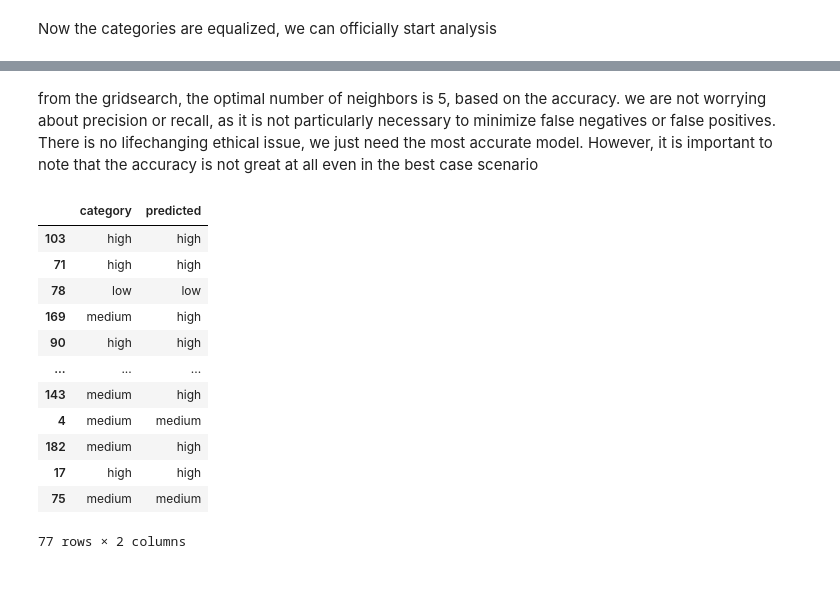
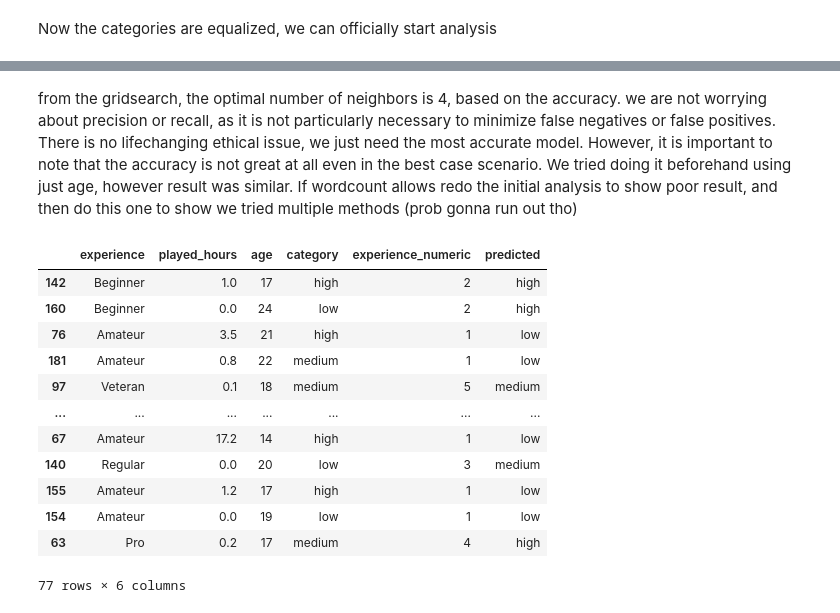
Before and after one commit to Lionung/dsci_100_group_project, a Jupyter notebook: Group 8 Project.ipynb, the cells around one changed output, grey strips where cells are left out. Drawn from its saved outputs; the diff is of its cells as text; code cells hidden in the pictures; blank space fills up the shorter version.

```diff
--- a/Group 8 Project.ipynb
+++ b/Group 8 Project.ipynb
@@ -16,10 +76,12 @@ players_url = "https://raw.githubusercontent.com/Lionung/dsci_100_group_project/
 # importing the files as CSV
 players = pd.read_csv(players_url)
 # %%
+#minimum necessary cleaning
+
 # removing NAN values, dropping columns with NAN vals
 players.dropna(axis=1, inplace=True)
 
 # removing other unnecessary variables to our investigation
-players_clean = players.drop(columns=["hashedEmail", "name", "experience", "subscribe", "gender"])
+players_clean = players.drop(columns=["hashedEmail", "name", "subscribe", "gender"])
 players_clean.head()
 # %% [output]
@@ -107,5 +226,6 @@ players_clean
 # %%
 #cleaning data
-players_data = players_clean.drop(columns=["played_hours"])
+#unnecessary step lowkey got lazy didn't wanna reupdate everything
+players_data = players_clean.drop(columns=[])
 players_data
 # %% [output]
@@ -157,3 +278,15 @@ low       85
 medium    85
 high      85
 Name: count, dtype: int64
+# %%
+#now need to convert the experience column to numerical values
+#doing simple encoding, from 1-5
+
+exp_map = {"Amateur":1,
+          "Beginner":2,
+          "Regular":3,
+          "Pro":4,
+          "Veteran":5}
+
+upsampled_playtime["experience_numeric"] = upsampled_playtime["experience"].map(exp_map)
+upsampled_playtime
@@ -200,0 +326,19 @@ accuracies_grid.head()
+# %%
+np.random.seed(seed)
+preprocessor = make_column_transformer((StandardScaler(),
+                                      ["age", "experience_numeric"]))
+
+pipeline = make_pipeline(preprocessor, KNeighborsClassifier())
+
+param_grid = {"kneighborsclassifier__n_neighbors":range(1, 30, 1)}
+
+tune_grid = GridSearchCV(estimator=pipeline,
+                        param_grid=param_grid,
+                        cv=10, #used 10 as a good trade off between accuracy and computation/
+                        return_train_score=True,
+                        n_jobs=-1)
+
+tune_grid.fit(x_train, y_train)
+
+accuracies_grid = pd.DataFrame(tune_grid.cv_results_)
+accuracies_grid.head()
@@ -207,29 +359,30 @@ cross_val_plot
 # %% [output]
 [interactive output not drawn]
 # %% [markdown]
-from the gridsearch, the optimal number of neighbors is 5, based on the accuracy.
-we are not worrying about precision or recall, as it is not particularly necessary to minimize false negatives or false positives. There is no lifechanging ethical issue, we just need the most accurate model. However, it is important to note that the accuracy is not great at all even in the best case scenario
+from the gridsearch, the optimal number of neighbors is 4, based on the accuracy.
+we are not worrying about precision or recall, as it is not particularly necessary to minimize false negatives or false positives. There is no lifechanging ethical issue, we just need the most accurate model. However, it is important to note that the accuracy is not great at all even in the best case scenario. We tried doing it beforehand using just age, however result was similar. If wordcount allows redo the initial analysis to show poor result, and then do this one to show we tried multiple methods (prob gonna run out tho)
 # %%
-optimized = make_pipeline(preprocessor, KNeighborsClassifier(n_neighbors=5))
+np.random.seed(seed)
+optimized = make_pipeline(preprocessor, KNeighborsClassifier(n_neighbors=4))
 optimized.fit(x_train, y_train)
 
 
-predictions = pd.DataFrame(y_test).assign(predicted=optimized.predict(x_test))
+predictions = pd.DataFrame(test_data).assign(predicted=optimized.predict(x_test))
 predictions
 # %% [output]
-|  | category | predicted |
-| 103 | high | high |
-| 71 | high | high |
-| 78 | low | low |
-| 169 | medium | high |
-| 90 | high | high |
-| ... | ... | ... |
-| 143 | medium | high |
-| 4 | medium | medium |
-| 182 | medium | high |
-| 17 | high | high |
-| 75 | medium | medium |
+|  | experience | played_hours | age | category | experience_numeric | predicted |
+| 142 | Beginner | 1.0 | 17 | high | 2 | high |
+| 160 | Beginner | 0.0 | 24 | low | 2 | high |
+| 76 | Amateur | 3.5 | 21 | high | 1 | low |
+| 181 | Amateur | 0.8 | 22 | medium | 1 | low |
+| 97 | Veteran | 0.1 | 18 | medium | 5 | medium |
+| ... | ... | ... | ... | ... | ... | ... |
+| 67 | Amateur | 17.2 | 14 | high | 1 | low |
+| 140 | Regular | 0.0 | 20 | low | 3 | medium |
+| 155 | Amateur | 1.2 | 17 | high | 1 | low |
+| 154 | Amateur | 0.0 | 19 | low | 1 | low |
+| 63 | Pro | 0.2 | 17 | medium | 4 | high |
-77 rows × 2 columns
+77 rows × 6 columns
 # %%
 #this function is simpler as it just takes the real ones, and the predicted ones
 
```
Also changed, not shown: parts of 25 cells of this notebook.
